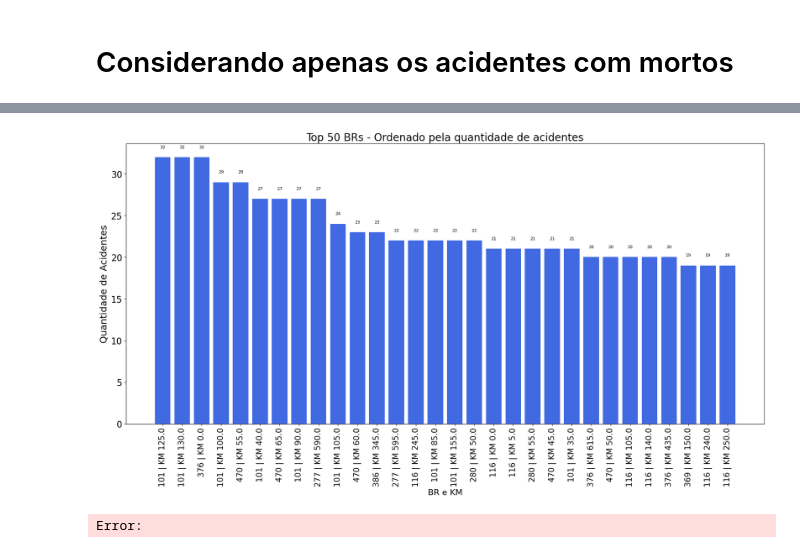
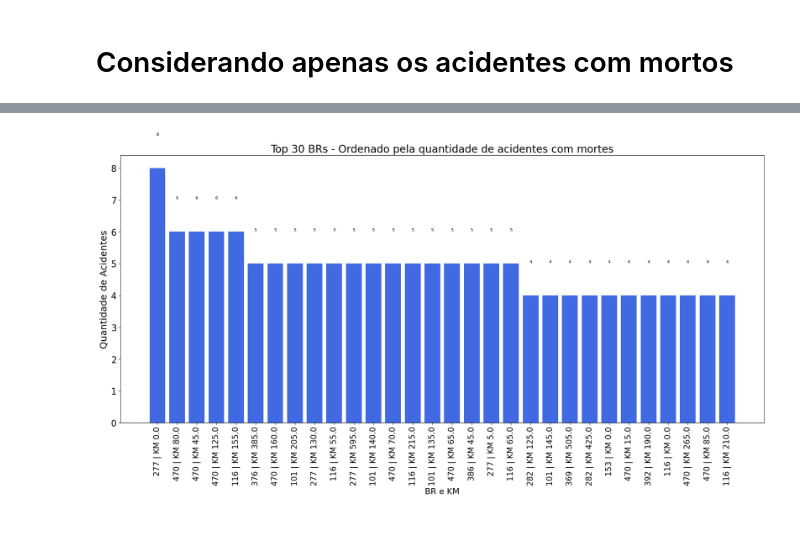
Before and after one commit to adrianop/dataScience, a Jupyter notebook: analise espacial/3 - abordagem_com_radares.ipynb, the cells around one changed output, grey strips where cells are left out. Drawn from its saved outputs; the diff is of its cells as text; code cells hidden in the pictures; blank space fills up the shorter version.

```diff
--- a/analise espacial/3 - abordagem_com_radares.ipynb
+++ b/analise espacial/3 - abordagem_com_radares.ipynb
@@ -384,37 +313,0 @@ print(f"{percentual_sem_radar:.2f}% dos acidentes com morte ocorreram longe de r
-# %%
-# Lista com os valores de buffer (em metros)
-valores_buffer = [500, 1000, 2000, 3000, 5000, 10000]
-
-# Lista para armazenar os resultados
-resultados = []
-
-for buffer in valores_buffer:
-    # Cria o buffer ao redor de cada radar
-    radares_buffer = radares.copy()
-    radares_buffer['geometry'] = radares_buffer.geometry.buffer(buffer)
-
-    # Faz o spatial join para encontrar acidentes dentro do buffer
-    acidentes_join = gpd.sjoin(acidentes, radares_buffer, how='left', predicate='within')
-
-    # Marca se o acidente tem radar próximo
-    acidentes_join['tem_radar_proximo'] = acidentes_join['index_right'].notnull()
-
-    # Filtra apenas os acidentes com pelo menos 1 morte
-    acidentes_mortais = acidentes_join[acidentes_join['mortos'] >= 1]
-
-    # Total de acidentes com morte
-    total = len(acidentes_mortais)
-
-    if total > 0:
-        # Acidentes com morte e sem radar próximo
-        sem_radar = (~acidentes_mortais['tem_radar_proximo']).sum()
-        percentual = (sem_radar / total) * 100
-    else:
-        percentual = None  # ou 0, dependendo de como quiser tratar
-
-    # Armazena o resultado
-    resultados.append({'Buffer (m)': buffer, '% Acidentes c/ morte sem radar': round(percentual, 2) if percentual is not None else 'Sem dados'})
-
-# Converte para DataFrame e exibe
-df_resultados = pd.DataFrame(resultados)
-df_resultados.head(20)
@@ -568,6 +325,6 @@ acidentes_sem_radar.shape
 # %%
-acidentes_sem_radar['km'] = acidentes_sem_radar['km'].str.replace(',', '.', regex=False).astype(float)
-acidentes_sem_radar.head()
+acidentes_mortais['km'] = acidentes_mortais['km'].str.replace(',', '.', regex=False).astype(float)
+acidentes_mortais.head()
 # %% [output]
 A value is trying to be set on a copy of a slice from a DataFrame.
 Try using .loc[row_indexer,col_indexer] = value instead
@@ -602,6 +369,6 @@ br
 Name: count, dtype: int64
 # %%
-df_grouped = acidentes_sem_radar.groupby(['br', 'km'])['mortos'].sum().reset_index()
+df_grouped = acidentes_mortais.groupby(['br', 'km'])['mortos'].sum().reset_index()
 df_grouped.head(200)
 # %% [output]
 |  | br | km | mortos |
@@ -670,27 +504,26 @@ df_agrupado.head(200)
 # %%
 import matplotlib.pyplot as plt
 df_agrupado['br_km'] = df_agrupado['br'].astype(str) + ' | KM ' + df_agrupado['km_faixa'].astype(str)
 
 # Selecionar os 50 primeiros após ordenação
 top_30 = df_agrupado.sort_values('qtd_acidentes', ascending=False).head(30)
 
 plt.figure(figsize=(18, 10))
 bars = plt.bar(top_30['br_km'], top_30['qtd_acidentes'], color='royalblue')
 
 # Adicionar rótulos com os valores
 for bar in bars:
     height = bar.get_height()
     plt.text(bar.get_x() + bar.get_width() / 2, height + 1, f'{int(height)}',
              ha='center', va='bottom', fontsize=8)
 
 # Ajustar rótulos e título com tamanhos maiores
 plt.xticks(rotation=90, fontsize=15)
 plt.yticks(fontsize=17)
 plt.xlabel('BR e KM', fontsize=16)
 plt.ylabel('Quantidade de Acidentes', fontsize=18)
-plt.title('Top 50 BRs - Ordenado pela quantidade de acidentes', fontsize=20)
+plt.title('Top 30 BRs - Ordenado pela quantidade de acidentes com mortes', fontsize=20)
 plt.tight_layout()
 plt.show()
 # %% [output]
-[figure, old version]
+[figure, new version]
-Error:
```
Also changed, not shown: parts of 49 cells of this notebook, 3 other files.
